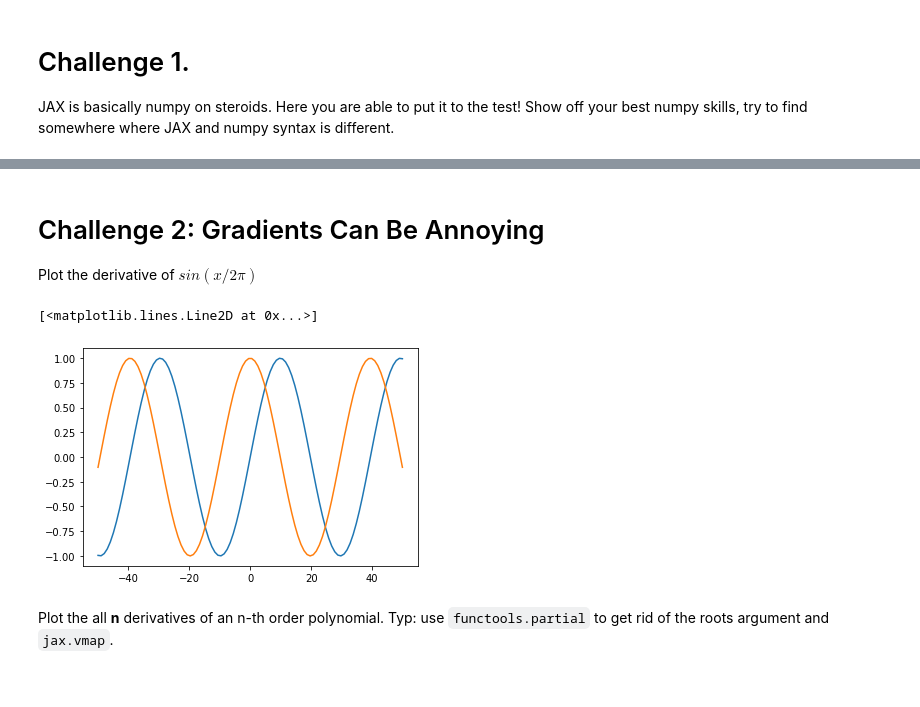
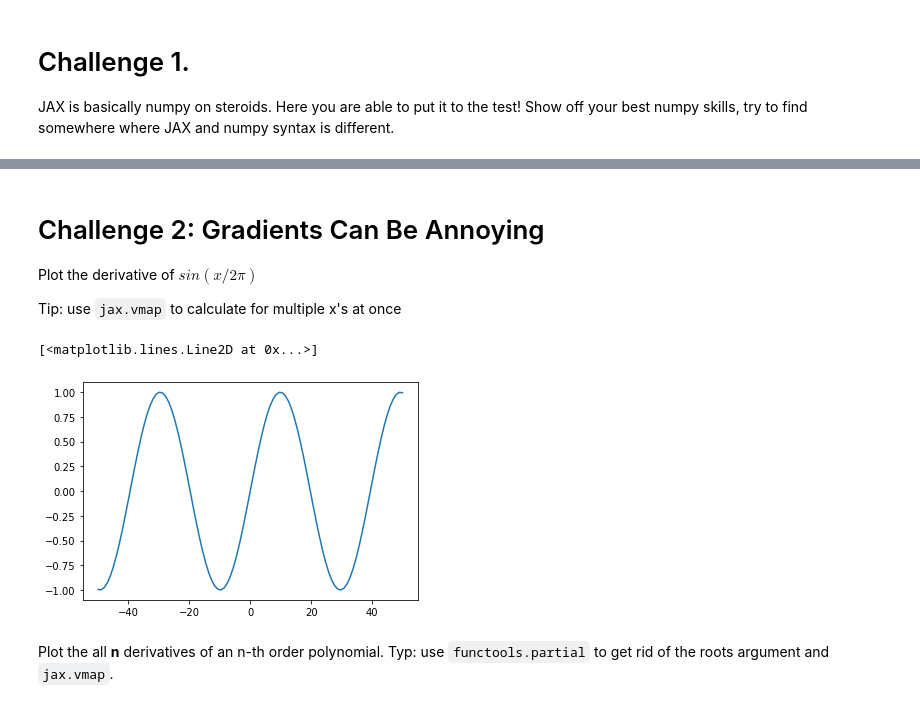
Before and after one commit to jimimvp/jax-tutorial, a Jupyter notebook: tutorial.ipynb, the cells around one changed output, grey strips where cells are left out. Saved outputs shown, nothing was run; the diff lists cells and outputs as text; code cells hidden in the pictures.

```diff
--- a/tutorial.ipynb
+++ b/tutorial.ipynb
@@ -16,15 +18,15 @@ M = jnp.array(np.random.randn(10, 10))
 # Challenge 2: Gradients Can Be Annoying
 
 Plot the derivative of $sin(x/2\pi)$
+
+Tip: use `jax.vmap` to calculate for multiple x's at once
 # %%
 x = jnp.linspace(-50, 50, 100)
 
 plt.plot(x, jnp.sin(x/(2*jnp.pi)))
-
-plt.plot(x, jax.vmap(jax.grad(jnp.sin))((x/(2*jnp.pi))))
 # %% [output]
 [<matplotlib.lines.Line2D at 0x...>]
-[figure, old version]
+[figure, new version]
 # %% [markdown]
 Plot the all **n** derivatives of an n-th order polynomial. Typ: use `functools.partial` to get rid of the roots argument and `jax.vmap`.
 # %%
```
Also changed, not shown: parts of 18 cells of this notebook.
